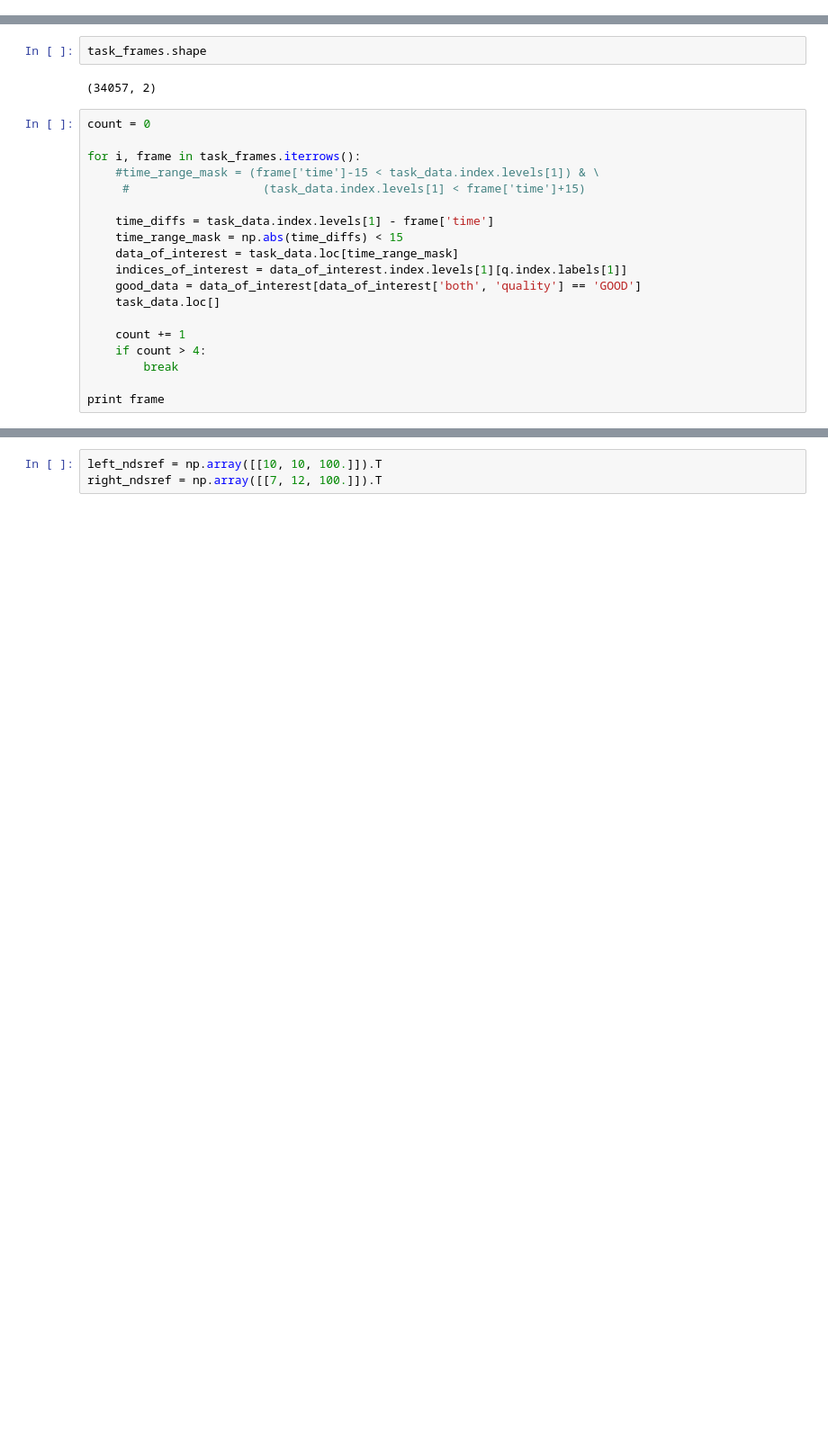
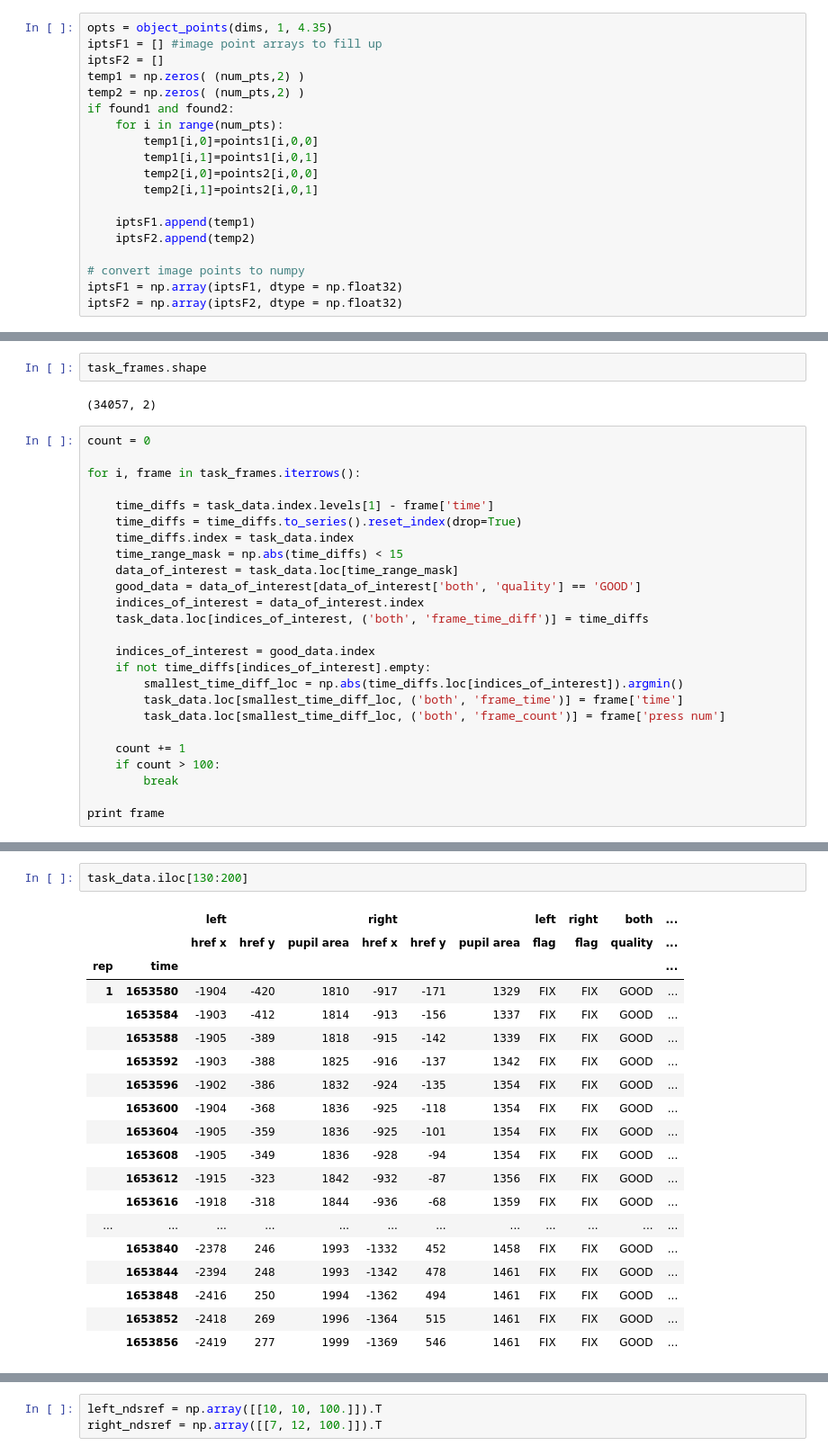
Before and after one commit to Berkeley-BORIS/BORIS_Code, a Jupyter notebook: opencv_testing.ipynb, the cells around one changed output, grey strips where cells are left out. Shown at 90% size. Cells and saved outputs as stored; diff of their text form; blank space fills up the shorter version.

```diff
--- a/opencv_testing.ipynb
+++ b/opencv_testing.ipynb
@@ -9,0 +74,19 @@ import cv2
+# %%
+opts = object_points(dims, 1, 4.35)
+iptsF1 = [] #image point arrays to fill up
+iptsF2 = []
+temp1 = np.zeros( (num_pts,2) )
+temp2 = np.zeros( (num_pts,2) )
+if found1 and found2:
+    for i in range(num_pts):
+        temp1[i,0]=points1[i,0,0]
+        temp1[i,1]=points1[i,0,1]
+        temp2[i,0]=points2[i,0,0]
+        temp2[i,1]=points2[i,0,1]
+
+    iptsF1.append(temp1)
+    iptsF2.append(temp2)
+
+# convert image points to numpy
+iptsF1 = np.array(iptsF1, dtype = np.float32)
+iptsF2 = np.array(iptsF2, dtype = np.float32)
@@ -29,18 +238,24 @@ task_frames.shape
 count = 0
 
 for i, frame in task_frames.iterrows():
-    #time_range_mask = (frame['time']-15 < task_data.index.levels[1]) & \
-     #                   (task_data.index.levels[1] < frame['time']+15)
 
     time_diffs = task_data.index.levels[1] - frame['time']
+    time_diffs = time_diffs.to_series().reset_index(drop=True)
+    time_diffs.index = task_data.index
     time_range_mask = np.abs(time_diffs) < 15
     data_of_interest = task_data.loc[time_range_mask]
-    indices_of_interest = data_of_interest.index.levels[1][q.index.labels[1]]
     good_data = data_of_interest[data_of_interest['both', 'quality'] == 'GOOD']
-    task_data.loc[]
+    indices_of_interest = data_of_interest.index
+    task_data.loc[indices_of_interest, ('both', 'frame_time_diff')] = time_diffs
+
+    indices_of_interest = good_data.index
+    if not time_diffs[indices_of_interest].empty:
+        smallest_time_diff_loc = np.abs(time_diffs.loc[indices_of_interest]).argmin()
+        task_data.loc[smallest_time_diff_loc, ('both', 'frame_time')] = frame['time']
+        task_data.loc[smallest_time_diff_loc, ('both', 'frame_count')] = frame['press num']
 
     count += 1
-    if count > 4:
+    if count > 100:
         break
 
 print frame
@@ -146,0 +266,22 @@ Name: (1, 2789032), dtype: object
+# %%
+task_data.iloc[130:200]
+# %% [output]
+|  |  | left |  |  | right |  |  | left | right | both | ... |
+|  |  | href x | href y | pupil area | href x | href y | pupil area | flag | flag | quality | ... |
+| rep | time |  |  |  |  |  |  |  |  |  | ... |
+| 1 | 1653580 | -1904 | -420 | 1810 | -917 | -171 | 1329 | FIX | FIX | GOOD | ... |
+|  | 1653584 | -1903 | -412 | 1814 | -913 | -156 | 1337 | FIX | FIX | GOOD | ... |
+|  | 1653588 | -1905 | -389 | 1818 | -915 | -142 | 1339 | FIX | FIX | GOOD | ... |
+|  | 1653592 | -1903 | -388 | 1825 | -916 | -137 | 1342 | FIX | FIX | GOOD | ... |
+|  | 1653596 | -1902 | -386 | 1832 | -924 | -135 | 1354 | FIX | FIX | GOOD | ... |
+|  | 1653600 | -1904 | -368 | 1836 | -925 | -118 | 1354 | FIX | FIX | GOOD | ... |
+|  | 1653604 | -1905 | -359 | 1836 | -925 | -101 | 1354 | FIX | FIX | GOOD | ... |
+|  | 1653608 | -1905 | -349 | 1836 | -928 | -94 | 1354 | FIX | FIX | GOOD | ... |
+|  | 1653612 | -1915 | -323 | 1842 | -932 | -87 | 1356 | FIX | FIX | GOOD | ... |
+|  | 1653616 | -1918 | -318 | 1844 | -936 | -68 | 1359 | FIX | FIX | GOOD | ... |
+| ... | ... | ... | ... | ... | ... | ... | ... | ... | ... | ... | ... |
+|  | 1653840 | -2378 | 246 | 1993 | -1332 | 452 | 1458 | FIX | FIX | GOOD | ... |
+|  | 1653844 | -2394 | 248 | 1993 | -1342 | 478 | 1461 | FIX | FIX | GOOD | ... |
+|  | 1653848 | -2416 | 250 | 1994 | -1362 | 494 | 1461 | FIX | FIX | GOOD | ... |
+|  | 1653852 | -2418 | 269 | 1996 | -1364 | 515 | 1461 | FIX | FIX | GOOD | ... |
+|  | 1653856 | -2419 | 277 | 1999 | -1369 | 546 | 1461 | FIX | FIX | GOOD | ... |
```
Also changed, not shown: parts of 38 cells of this notebook, 2 other files.
